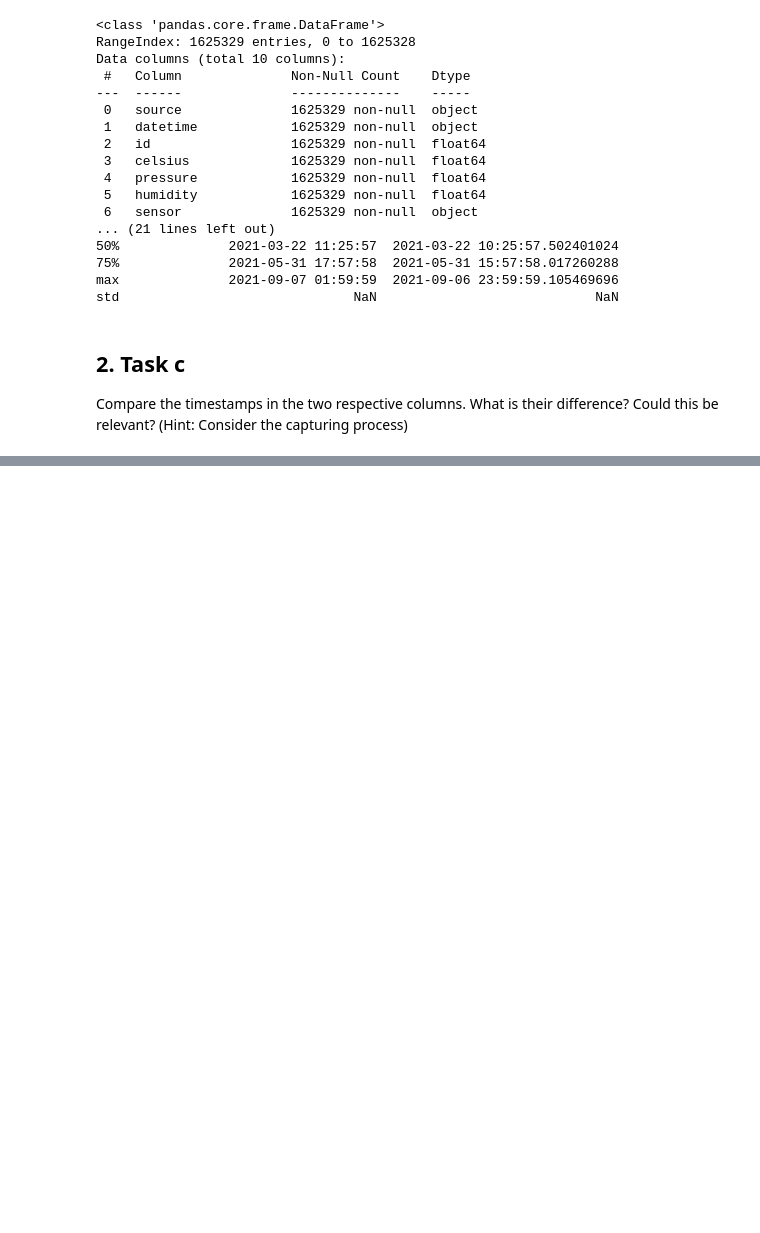
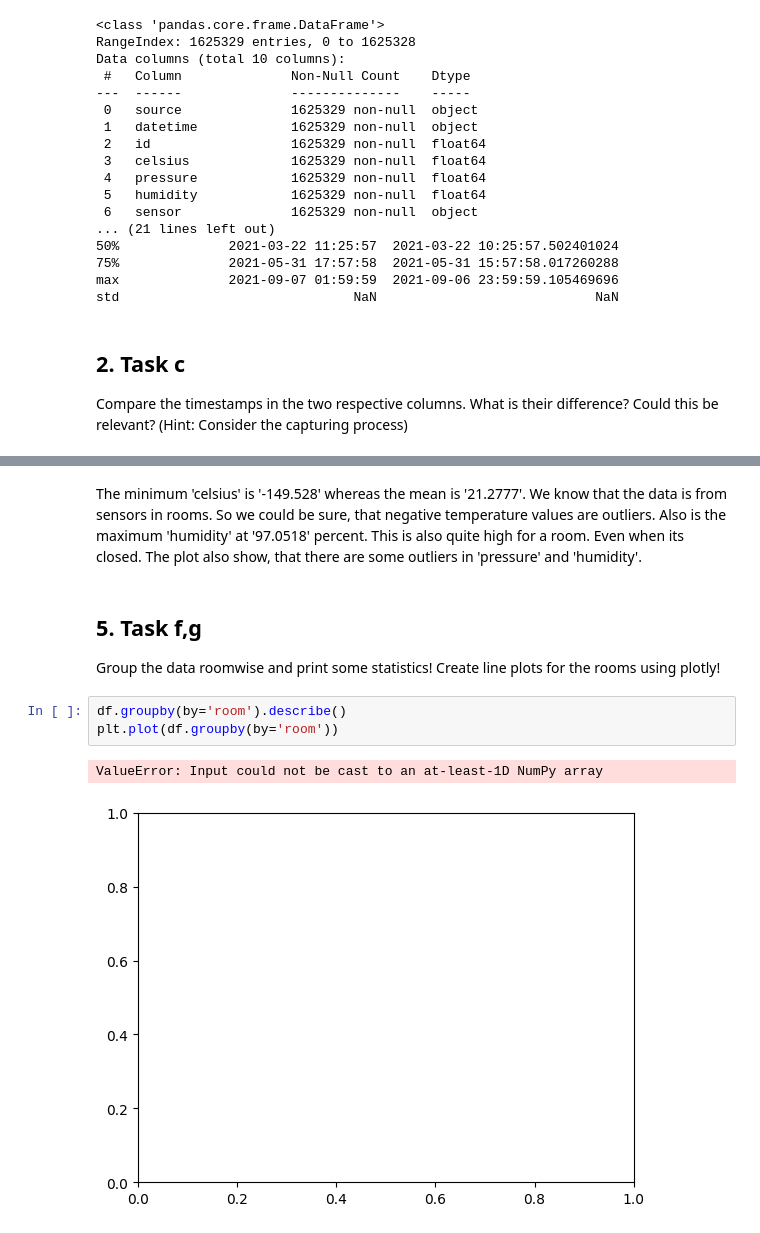
Before and after one commit to UpperLevel-zz/fh_aachen, a Jupyter notebook: data_science/Richter_Steffen_827507_DSI_3.ipynb, the cells around one changed output, grey strips where cells are left out. Cells and saved outputs as stored; diff of their text form; blank space fills up the shorter version.

```diff
--- a/data_science/Richter_Steffen_827507_DSI_3.ipynb
+++ b/data_science/Richter_Steffen_827507_DSI_3.ipynb
@@ -62,0 +157,14 @@ It seems like 'datetime' has no timezone given and could be shifted to UTC. 'id'
+# %% [markdown]
+The minimum 'celsius' is '-149.528' whereas the mean is '21.2777'. We know that the data is from sensors in rooms. So we could be sure, that negative temperature values are outliers. Also is the maximum 'humidity' at '97.0518' percent. This is also quite high for a room. Even when its closed.
+The plot also show, that there are some outliers in 'pressure' and 'humidity'.
+# %% [markdown]
+## 5. Task f,g
+
+Group the data roomwise and print some statistics!
+Create line plots for the rooms using plotly!
+# %%
+df.groupby(by='room').describe()
+plt.plot(df.groupby(by='room'))
+# %% [output]
+ValueError: Input could not be cast to an at-least-1D NumPy array
+[figure, added]
```
Also changed, not shown: parts of 12 cells of this notebook.
